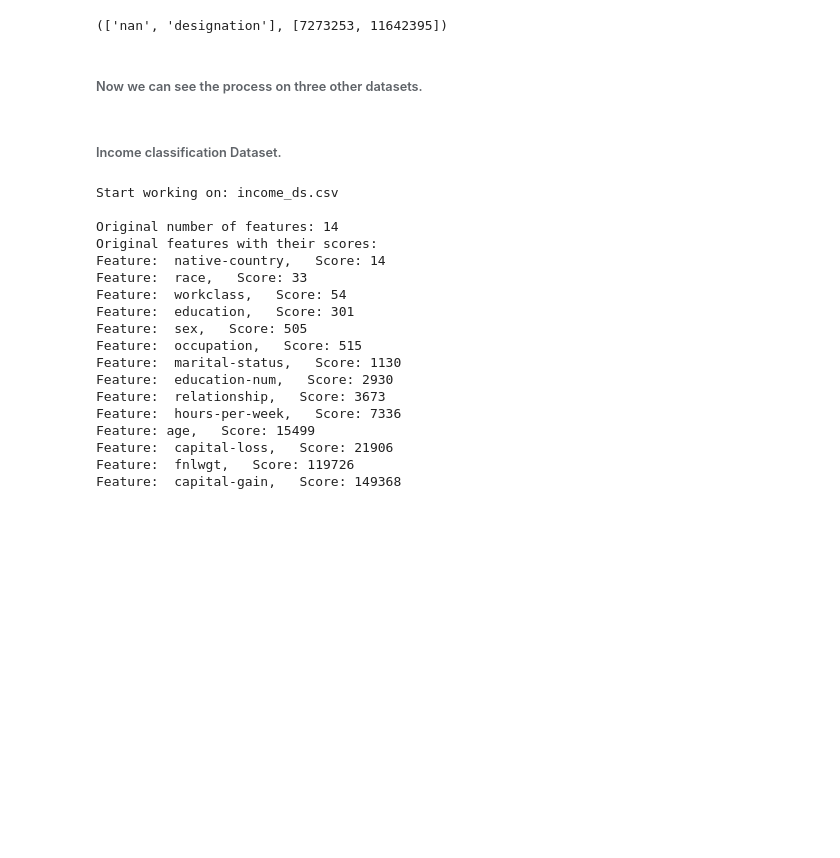
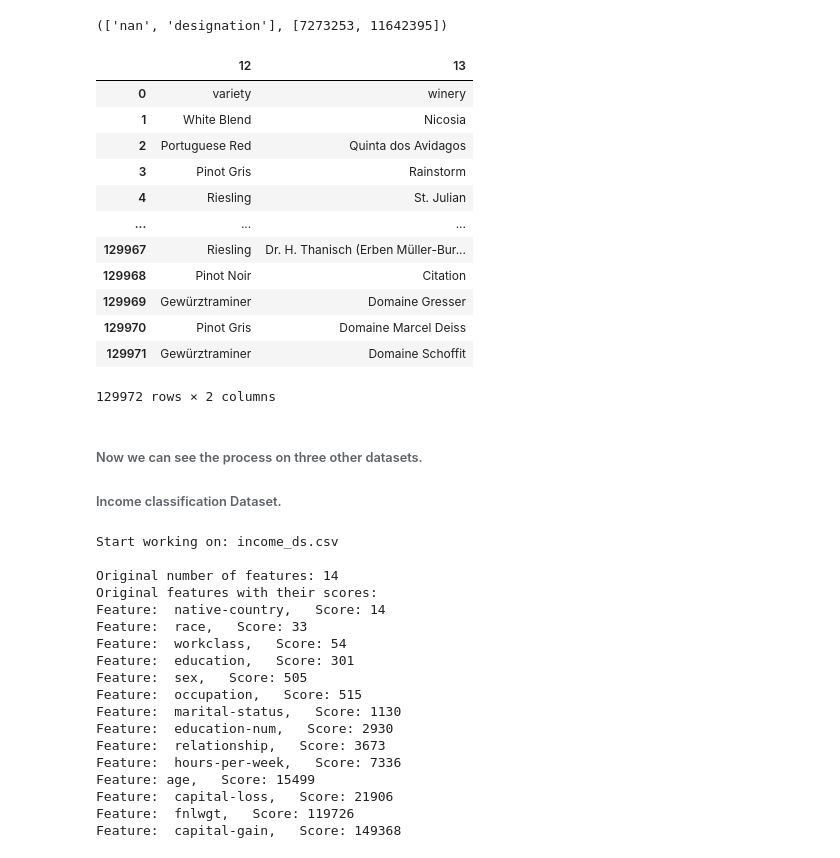
Before and after one commit to AvrahamBi/TDS-Project, a Jupyter notebook: TDS notebook.ipynb, the cells around one changed output. Saved outputs shown, nothing was run; the diff lists cells and outputs as text; code cells hidden in the pictures; blank space fills up the shorter version.

```diff
--- a/TDS notebook.ipynb
+++ b/TDS notebook.ipynb
@@ -21,7 +25,7 @@ target_column_index = 4       # target column is Points
 After we chose a target column we need to load the csv file.
 # %%
 print("Start working on:", ds)
-X, y, features = cs.ds_loader(ds, target_column_index)
+X, y, features, original_ds_x, original_ds_y = cs.ds_loader(ds, target_column_index)
 # %% [output]
 Start working on: wine_ds.csv
 # %%
@@ -110,9 +114,9 @@ Minimal K is: 2
 # %% [markdown]
 After program calculated K, program reduces the data set and reduces features and scores list
 # %%
-reduced_x, selector = cs.reduce_features(X, y, k)
 reduced_features = features[-k:]
 reduced_scores = scores[-k:]
+reduced_x = cs.reduce_features(features, reduced_features, original_ds_x)
 # %% [markdown]
 Display reduced features and their scores:
 # %%
@@ -128,9 +132,24 @@ cs.showGraph(reduced_features, reduced_scores, "After reduction:")
 # %% [output]
 [figure]
 (['nan', 'designation'], [7273253, 11642395])
-# %% [markdown]
-###### Now we can see the process on three other datasets.
+# %%
+reduced_x
+# %% [output]
+|  | 12 | 13 |
+| 0 | variety | winery |
+| 1 | White Blend | Nicosia |
+| 2 | Portuguese Red | Quinta dos Avidagos |
+| 3 | Pinot Gris | Rainstorm |
+| 4 | Riesling | St. Julian |
+| ... | ... | ... |
+| 129967 | Riesling | Dr. H. Thanisch (Erben Müller-Bur... |
+| 129968 | Pinot Noir | Citation |
+| 129969 | Gewürztraminer | Domaine Gresser |
+| 129970 | Pinot Gris | Domaine Marcel Deiss |
+| 129971 | Gewürztraminer | Domaine Schoffit |
+129972 rows × 2 columns
 # %% [markdown]
+###### Now we can see the process on three other datasets.
 ###### Income classification Dataset.
 # %%
 reduced_income = cs.chooseK("income_ds.csv", 14)            # Target column: income
```
Also changed, not shown: parts of 6 cells of this notebook, 1 other file.
